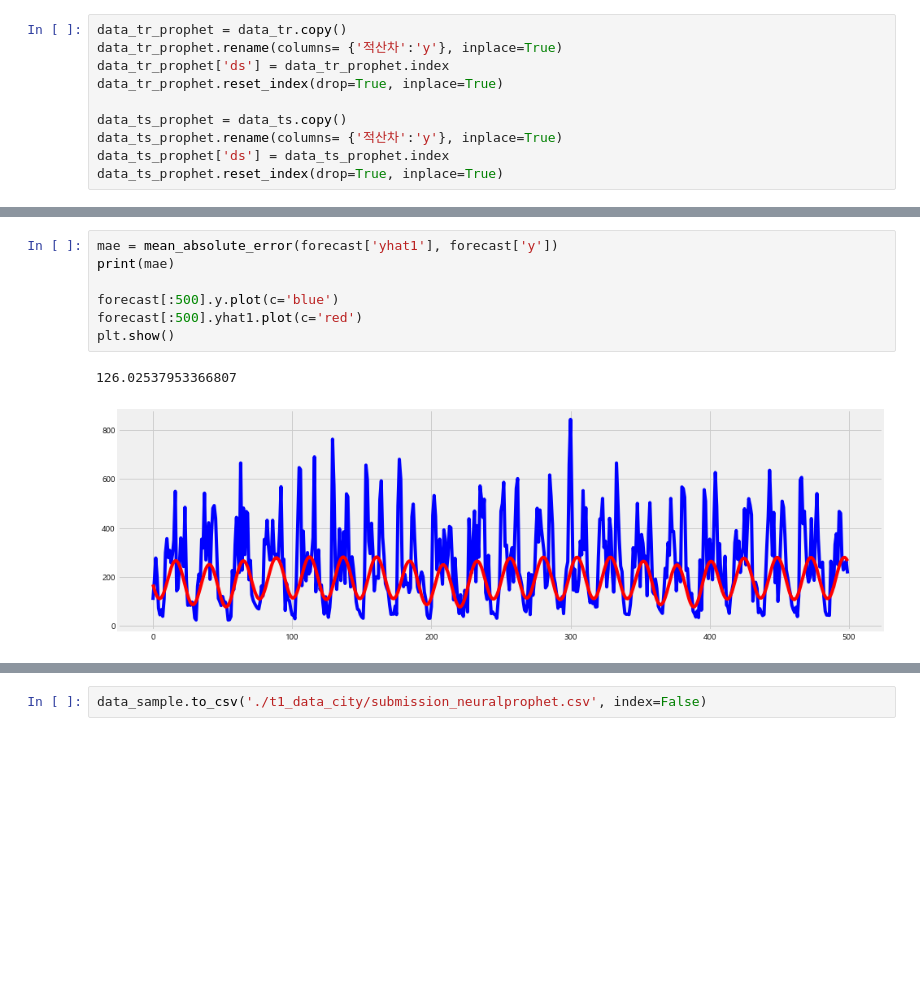
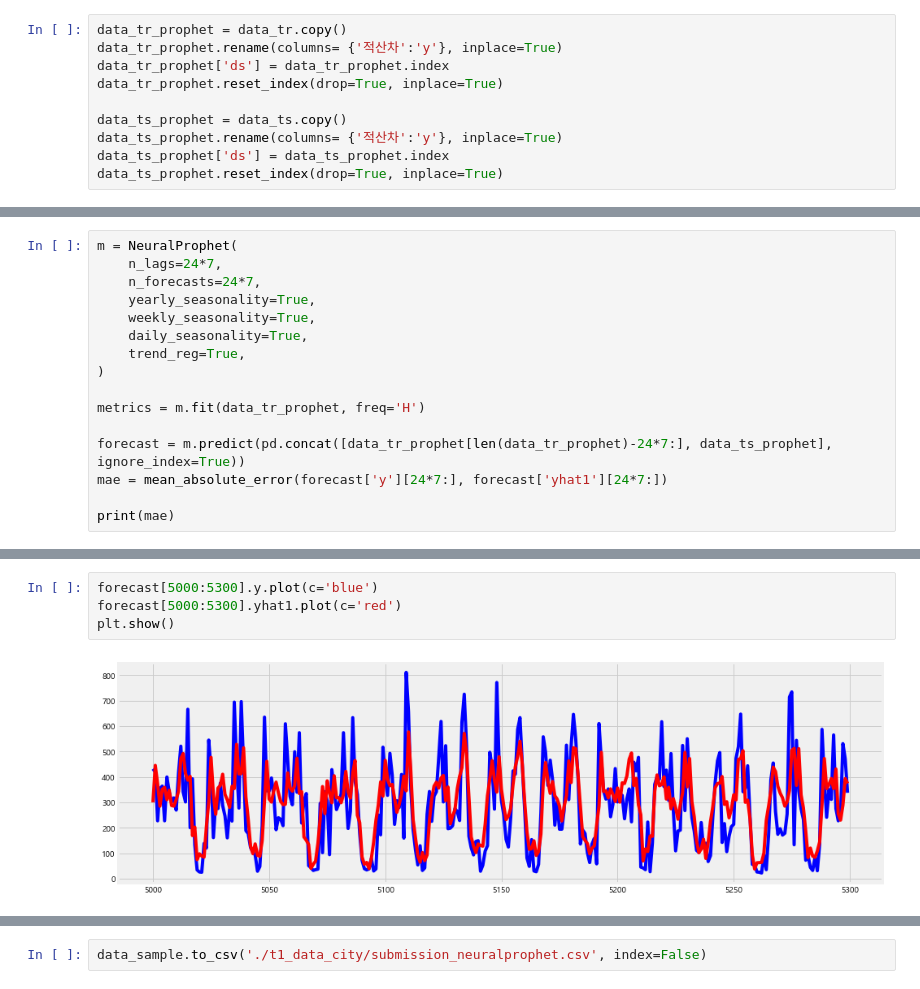
Before and after one commit to Sungjeonghyun/K-water_AI_Competition, a Jupyter notebook: Task 1_NeuralProphet.ipynb, the cells around one changed output, grey strips where cells are left out. Cells and saved outputs as stored; diff of their text form; blank space fills up the shorter version.

```diff
--- a/Task 1_NeuralProphet.ipynb
+++ b/Task 1_NeuralProphet.ipynb
@@ -369,0 +313,16 @@ KeyboardInterrupt
+# %%
+m = NeuralProphet(
+    n_lags=24*7,
+    n_forecasts=24*7,
+    yearly_seasonality=True,
+    weekly_seasonality=True,
+    daily_seasonality=True,
+    trend_reg=True,
+)
+
+metrics = m.fit(data_tr_prophet, freq='H')
+
+forecast = m.predict(pd.concat([data_tr_prophet[len(data_tr_prophet)-24*7:], data_ts_prophet], ignore_index=True))
+mae = mean_absolute_error(forecast['y'][24*7:], forecast['yhat1'][24*7:])
+
+print(mae)
@@ -370,10 +336,6 @@ KeyboardInterrupt
 # %%
-mae = mean_absolute_error(forecast['yhat1'], forecast['y'])
-print(mae)
-
-forecast[:500].y.plot(c='blue')
-forecast[:500].yhat1.plot(c='red')
+forecast[5000:5300].y.plot(c='blue')
+forecast[5000:5300].yhat1.plot(c='red')
 plt.show()
 # %% [output]
-126.02537953366807
-[figure, old version]
+[figure, new version]
```
Also changed, not shown: parts of 24 cells of this notebook, 1 other file.
